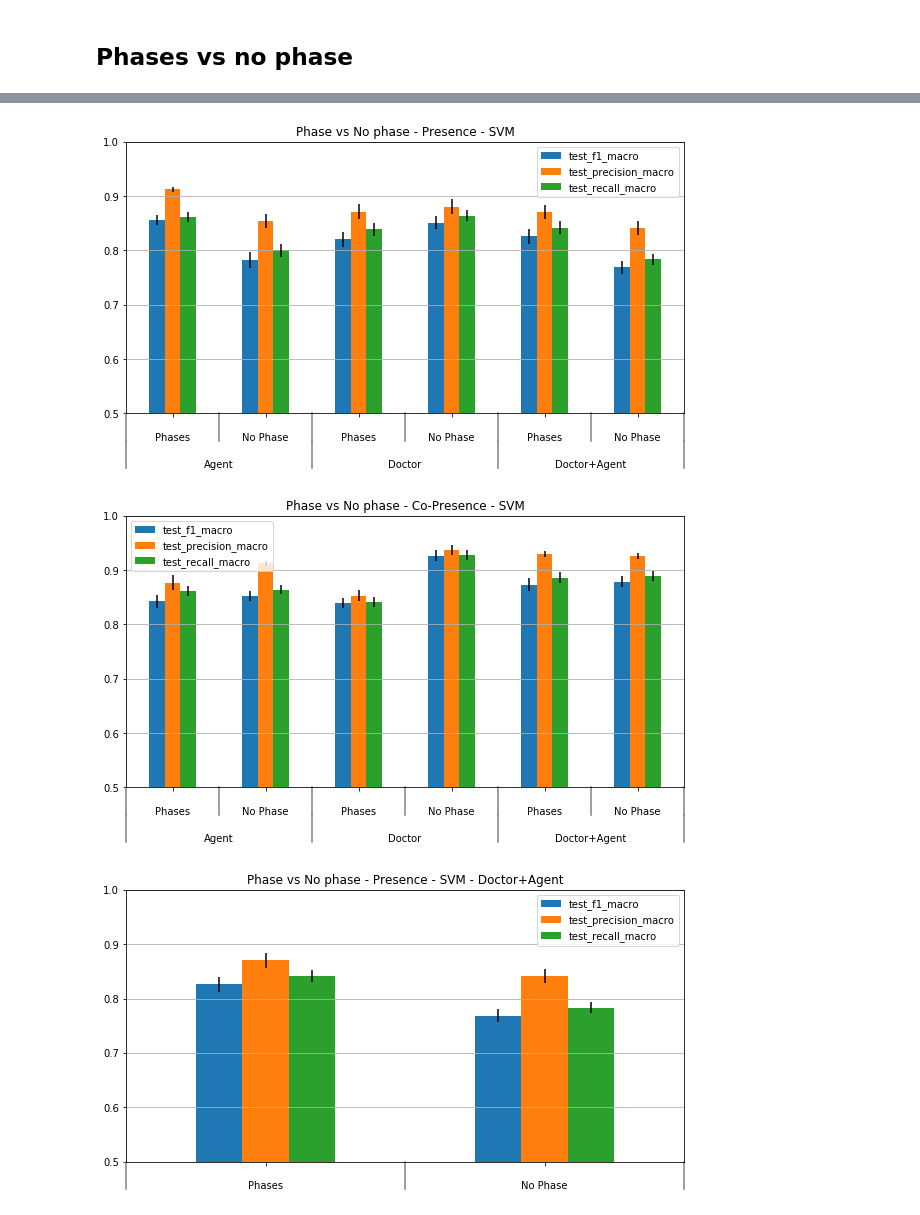
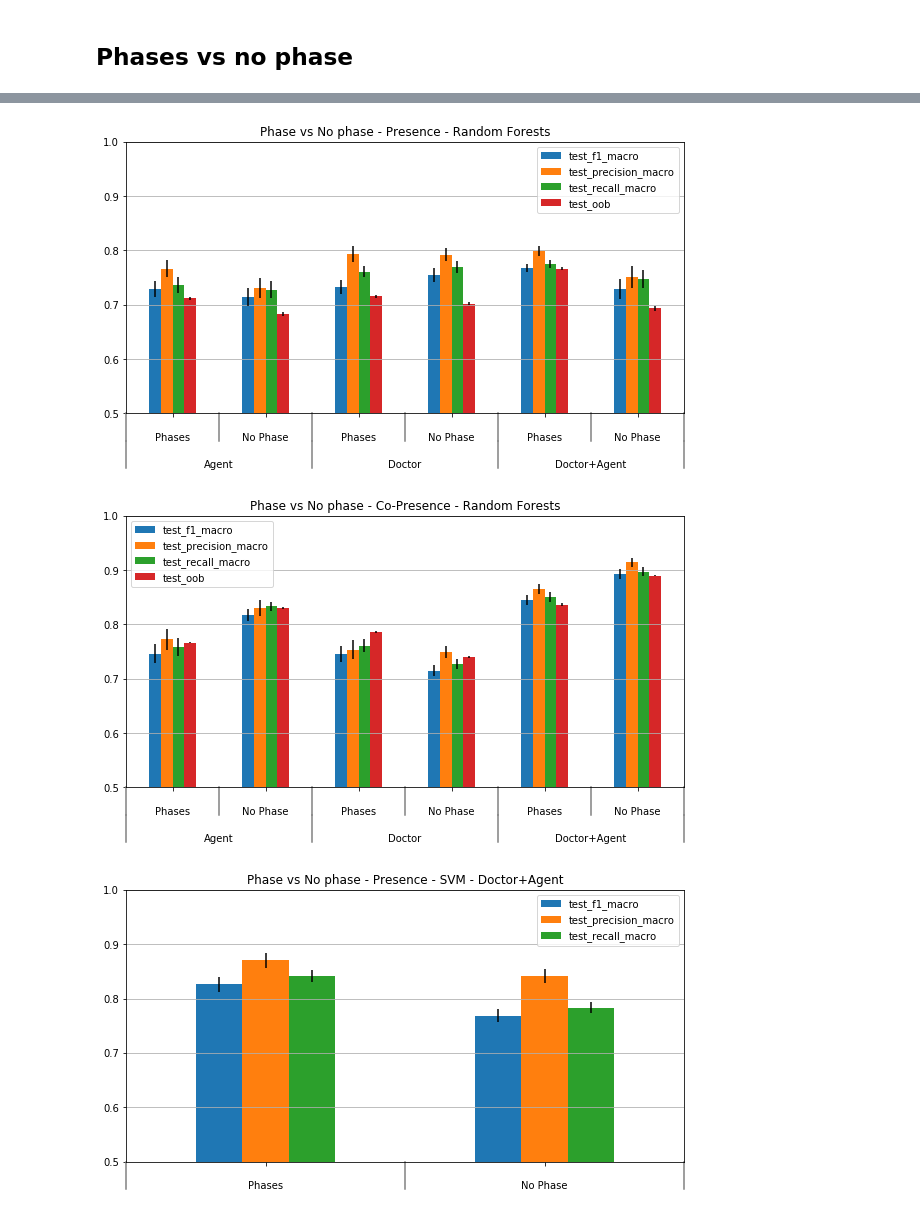
Before and after one commit to jbousque/predictionPresence, a Jupyter notebook: src/Learn.ipynb, the cells around one changed output, grey strips where cells are left out. Saved outputs shown, nothing was run; the diff lists cells and outputs as text; code cells hidden in the pictures.

```diff
--- a/src/Learn.ipynb
+++ b/src/Learn.ipynb
@@ -150,7 +154,7 @@ Additional info:
 
 features_df_index = [
              ['Doctor', 'Agent', 'Doctor+Agent'],
-             ['No Phase', '157015', 'Verbal', 'Non-Verbal', 'Multimodal', 'Multimodal+Duration']
+             ['No Phase', '157015', 'Verbal', 'Non-Verbal', 'Multimodal']#, 'Multimodal+Duration']
             ]
 features_df_columns = ['precision', 'f1', 'recall', 'params']
 features_df_multiindex = pd.MultiIndex.from_product(features_df_index,
@@ -261,9 +263,9 @@ all_features_multimodal = subject_features_multimodal + agent_features_multimoda
 
 # multimodal + duration features
 
-subject_features_multimodal_duration = subject_features_multimodal + ['Duration']
-agent_features_multimodal_duration = agent_features_multimodal + ['Duration']
-all_features_multimodal_duration = subject_features_multimodal_duration + agent_features_multimodal
+#subject_features_multimodal_duration = subject_features_multimodal + ['Duration']
+#agent_features_multimodal_duration = agent_features_multimodal + ['Duration']
+#all_features_multimodal_duration = subject_features_multimodal_duration + agent_features_multimodal
 
 for feat in features_df.columns:
     features_df.loc[('Doctor', 'No Phase'), feat] = True if feat in subject_features_nophase else False
@@ -271,19 +273,19 @@ for feat in features_df.columns:
     features_df.loc[('Doctor', 'Verbal'), feat] = True if feat in subject_features_verbal else False
     features_df.loc[('Doctor', 'Non-Verbal'), feat] = True if feat in subject_features_nonverbal else False
     features_df.loc[('Doctor', 'Multimodal'), feat] = True if feat in subject_features_multimodal else False
-    features_df.loc[('Doctor', 'Multimodal+Duration'), feat] = True if feat in subject_features_multimodal_duration else False
+    #features_df.loc[('Doctor', 'Multimodal+Duration'), feat] = True if feat in subject_features_multimodal_duration else False
     features_df.loc[('Agent', 'No Phase'), feat] = True if feat in agent_features_nophase else False
     features_df.loc[('Agent', '157015'), feat] = True if feat in agent_features else False
     features_df.loc[('Agent', 'Verbal'), feat] = True if feat in agent_features_verbal else False
     features_df.loc[('Agent', 'Non-Verbal'), feat] = True if feat in agent_features_nonverbal else False
     features_df.loc[('Agent', 'Multimodal'), feat] = True if feat in agent_features_multimodal else False
-    features_df.loc[('Agent', 'Multimodal+Duration'), feat] = True if feat in agent_features_multimodal_duration else False
+    #features_df.loc[('Agent', 'Multimodal+Duration'), feat] = True if feat in agent_features_multimodal_duration else False
     features_df.loc[('Doctor+Agent', 'No Phase'), feat] = True if feat in all_features_nophase else False
     features_df.loc[('Doctor+Agent', '157015'), feat] = True if feat in all_features else False
     features_df.loc[('Doctor+Agent', 'Verbal'), feat] = True if feat in all_features_verbal else False
     features_df.loc[('Doctor+Agent', 'Non-Verbal'), feat] = True if feat in all_features_nonverbal else False
     features_df.loc[('Doctor+Agent', 'Multimodal'), feat] = True if feat in all_features_multimodal else False
-    features_df.loc[('Doctor+Agent', 'Multimodal+Duration'), feat] = True if feat in all_features_multimodal_duration else False
+    #features_df.loc[('Doctor+Agent', 'Multimodal+Duration'), feat] = True if feat in all_features_multimodal_duration else False
 
 features_df.to_excel(os.path.join(config.OUT_PATH, 'features_sets.xlsx'))
 # %% [output]
@@ -1810,57 +1812,57 @@ rear = scores_df[['test_f1_macro', 'test_precision_macro', 'test_recall_macro',
 
 # SVM - presence
 
-mydf = rear.loc['score', 'SVM', 'Presence']
+mydf = rear.loc['score', 'Random Forests', 'Presence']
 mydf.index = mydf.index.remove_unused_levels()
-mydf = mydf.drop(['test_oob'], axis=1)
+#mydf = mydf.drop(['test_oob'], axis=1)
 mydf.sort_index()
 mydf = mydf.rename({'157015': 'Phases'},
                    level=1,
                    axis='index')
 ax = mydf.plot(kind='bar',
-               yerr=rear.loc['err', 'SVM', 'Presence'].rename({'157015': 'Phases'},
+               yerr=rear.loc['err', 'Random Forests', 'Presence'].rename({'157015': 'Phases'},
                    level=1,
                    axis='index') / 10,
                stacked=False,
                figsize=(10,5),
-               title='Phase vs No phase - Presence - SVM')
+               title='Phase vs No phase - Presence - Random Forests')
 #Below 2 lines remove default labels
 ax.set_xticklabels('')
 ax.set_xlabel('')
 ax.set_ylim([0.5, 1])
 ax.grid(axis='y')
 label_group_bar_table(ax, mydf, 2)
-plt.savefig(os.path.join(dh.root_path, 'scores_bar_phases_presence_svm.png'), bbox_inches = "tight")
+plt.savefig(os.path.join(dh.root_path, 'scores_bar_phases_presence_rf.png'), bbox_inches = "tight")
 plt.show()
 
 
 # SVM - CO-presence
 
-mydf = rear.loc['score', 'SVM', 'Co-Presence']
+mydf = rear.loc['score', 'Random Forests', 'Co-Presence']
 mydf.index = mydf.index.remove_unused_levels()
-mydf = mydf.drop(['test_oob'], axis=1)
+#mydf = mydf.drop(['test_oob'], axis=1)
 mydf.sort_index()
 mydf = mydf.rename({'157015': 'Phases'},
                    level=1,
                    axis='index')
 ax = mydf.plot(kind='bar',
-               yerr=rear.loc['err', 'SVM', 'Co-Presence'].rename({'157015': 'Phases'},
+               yerr=rear.loc['err', 'Random Forests', 'Co-Presence'].rename({'157015': 'Phases'},
                    level=1,
                    axis='index') / 10,
                stacked=False,
                figsize=(10,5),
-               title='Phase vs No phase - Co-Presence - SVM')
+               title='Phase vs No phase - Co-Presence - Random Forests')
 #Below 2 lines remove default labels
 ax.set_xticklabels('')
 ax.set_xlabel('')
 ax.set_ylim([0.5, 1])
 ax.grid(axis='y')
 label_group_bar_table(ax, mydf, 2)
-plt.savefig(os.path.join(dh.root_path, 'scores_bar_phases_copresence_svm.png'), bbox_inches = "tight")
+plt.savefig(os.path.join(dh.root_path, 'scores_bar_phases_copresence_rf.png'), bbox_inches = "tight")
 plt.show()
 # %% [output]
-[figure, old version]
+[figure, new version]
-[figure, old version]
+[figure, new version]
 # %%
 rear = scores_df[['test_f1_macro', 'test_precision_macro', 'test_recall_macro', 'test_oob']].reorder_levels([4,3,0,1,2], axis=0).sort_index()
 
```
Also changed, not shown: parts of 5 cells of this notebook.
